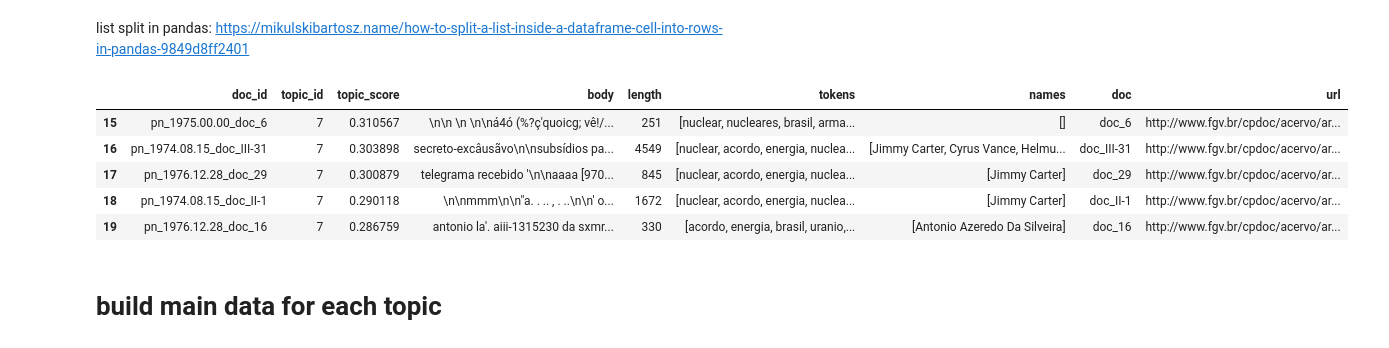
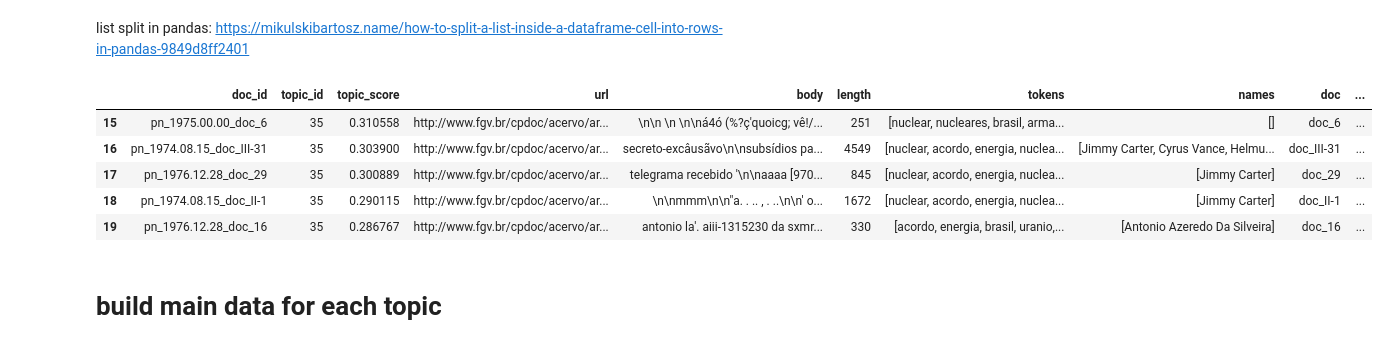
Before and after one commit to Marcelobbr/thesis, a Jupyter notebook: notebooks/thesis-vis.ipynb, the cells around one changed output. Saved outputs shown, nothing was run; the diff lists cells and outputs as text; code cells hidden in the pictures.

```diff
--- a/notebooks/thesis-vis.ipynb
+++ b/notebooks/thesis-vis.ipynb
@@ -36,0 +44,2 @@ person_doc = pd.read_sql_query("SELECT * FROM person_doc", conn)
+# %%
+topics_list = topics['old_id'].to_list()
@@ -62,3 +59,0 @@ docs.head()
-# %%
-topic_doc = topic_doc.sort_values(['topic_id', 'topic_score'], ascending=[True, False])
-topic_doc.head()
@@ -156,7 +144,7 @@ def retrieve_tokens(text, df):
 # %% [markdown]
 # build vis table
 # %%
-def build_vis_table(topic_id, df):
+def build_vis_table(topic_id, renamed_id, df):
     topic_tokens = lda_model.print_topics(-1, num_words=20)[topic_id]
 
     tokens = []
@@ -194,13 +182,17 @@ def build_vis_table(topic_id, df):
     df = df.astype({'names': 'object'})
     for row in df.loc[df.names.isnull(), 'names'].index:
         df.at[row, 'names'] = []
+#     df['topic_id'] = df['topic_id_renamed']
+#     df.drop('topic_id_renamed', axis=1, inplace=True)
+    df['topic_id'] = renamed_id
 
     return df
 # %%
 topic_vis_dict = {}
 # %%
 for i in range(100):
-    topic_vis_dict[i] = build_vis_table(i, topic_doc)
+    renamed_id = topics_list.index(i)
+    topic_vis_dict[renamed_id] = build_vis_table(i, renamed_id, topic_doc)
 # %%
 topic_vis_dict.keys()
 # %% [output]
@@ -278,19 +272,19 @@ json.dump(topics_metadata_json, open('../outputs/topics_metadata.json', 'w'))
 # %% [markdown]
 list split  in pandas: https://mikulskibartosz.name/how-to-split-a-list-inside-a-dataframe-cell-into-rows-in-pandas-9849d8ff2401
 # %%
-nuclear_brazil_df = topic_vis_dict[7]
+nuclear_brazil_df = topic_vis_dict[35]
 nuclear_brazil_df['doc'] = nuclear_brazil_df['doc_id'].apply(lambda text: re.sub('.*(doc.*)', r'\1', text))
 cols = nuclear_brazil_df.columns.tolist()
 cols = cols[:3] + cols[4:] + cols[3:4]
 nuclear_brazil_df = nuclear_brazil_df[cols]
 nuclear_brazil_df.tail()
 # %% [output]
-|  | doc_id | topic_id | topic_score | body | length | tokens | names | doc | url |
-| 15 | pn_1975.00.00_doc_6 | 7 | 0.310567 | \n\n \n \n\ná4ó (%?ç'quoicg; vê!/... | 251 | [nuclear, nucleares, brasil, arma... | [] | doc_6 | http://www.fgv.br/cpdoc/acervo/ar... |
-| 16 | pn_1974.08.15_doc_III-31 | 7 | 0.303898 | secreto-excâusãvo\n\nsubsídios pa... | 4549 | [nuclear, acordo, energia, nuclea... | [Jimmy Carter, Cyrus Vance, Helmu... | doc_III-31 | http://www.fgv.br/cpdoc/acervo/ar... |
-| 17 | pn_1976.12.28_doc_29 | 7 | 0.300879 | telegrama recebido '\n\naaaa [970... | 845 | [nuclear, acordo, energia, nuclea... | [Jimmy Carter] | doc_29 | http://www.fgv.br/cpdoc/acervo/ar... |
-| 18 | pn_1974.08.15_doc_II-1 | 7 | 0.290118 | \n\nmmm\n\n"a. . .. , . ..\n\n' o... | 1672 | [nuclear, acordo, energia, nuclea... | [Jimmy Carter] | doc_II-1 | http://www.fgv.br/cpdoc/acervo/ar... |
-| 19 | pn_1976.12.28_doc_16 | 7 | 0.286759 | antonio la'. aiii-1315230 da sxmr... | 330 | [acordo, energia, brasil, uranio,... | [Antonio Azeredo Da Silveira] | doc_16 | http://www.fgv.br/cpdoc/acervo/ar... |
+|  | doc_id | topic_id | topic_score | url | body | length | tokens | names | doc | ... |
+| 15 | pn_1975.00.00_doc_6 | 35 | 0.310558 | http://www.fgv.br/cpdoc/acervo/ar... | \n\n \n \n\ná4ó (%?ç'quoicg; vê!/... | 251 | [nuclear, nucleares, brasil, arma... | [] | doc_6 | ... |
+| 16 | pn_1974.08.15_doc_III-31 | 35 | 0.303900 | http://www.fgv.br/cpdoc/acervo/ar... | secreto-excâusãvo\n\nsubsídios pa... | 4549 | [nuclear, acordo, energia, nuclea... | [Jimmy Carter, Cyrus Vance, Helmu... | doc_III-31 | ... |
+| 17 | pn_1976.12.28_doc_29 | 35 | 0.300889 | http://www.fgv.br/cpdoc/acervo/ar... | telegrama recebido '\n\naaaa [970... | 845 | [nuclear, acordo, energia, nuclea... | [Jimmy Carter] | doc_29 | ... |
+| 18 | pn_1974.08.15_doc_II-1 | 35 | 0.290115 | http://www.fgv.br/cpdoc/acervo/ar... | \n\nmmm\n\n"a. . .. , . ..\n\n' o... | 1672 | [nuclear, acordo, energia, nuclea... | [Jimmy Carter] | doc_II-1 | ... |
+| 19 | pn_1976.12.28_doc_16 | 35 | 0.286767 | http://www.fgv.br/cpdoc/acervo/ar... | antonio la'. aiii-1315230 da sxmr... | 330 | [acordo, energia, brasil, uranio,... | [Antonio Azeredo Da Silveira] | doc_16 | ... |
 # %% [markdown]
 # build main data for each topic
 # %%
```
Also changed, not shown: parts of 17 cells of this notebook, 2 other files.
